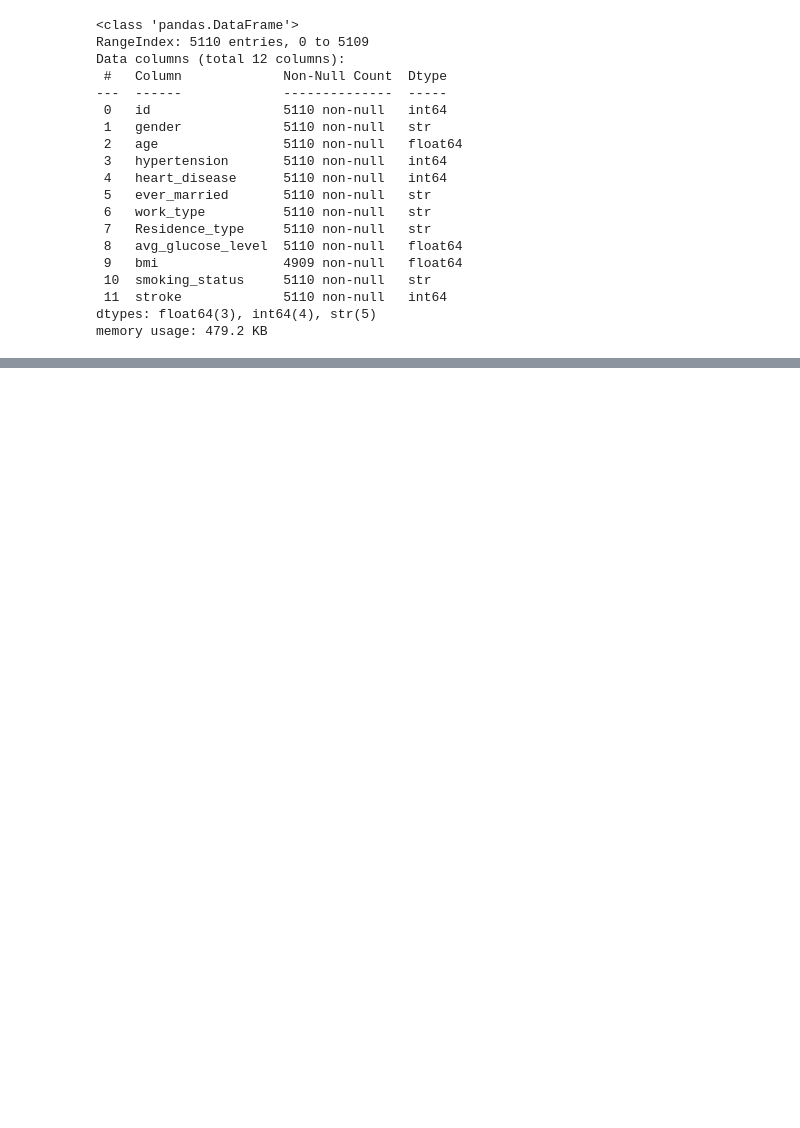
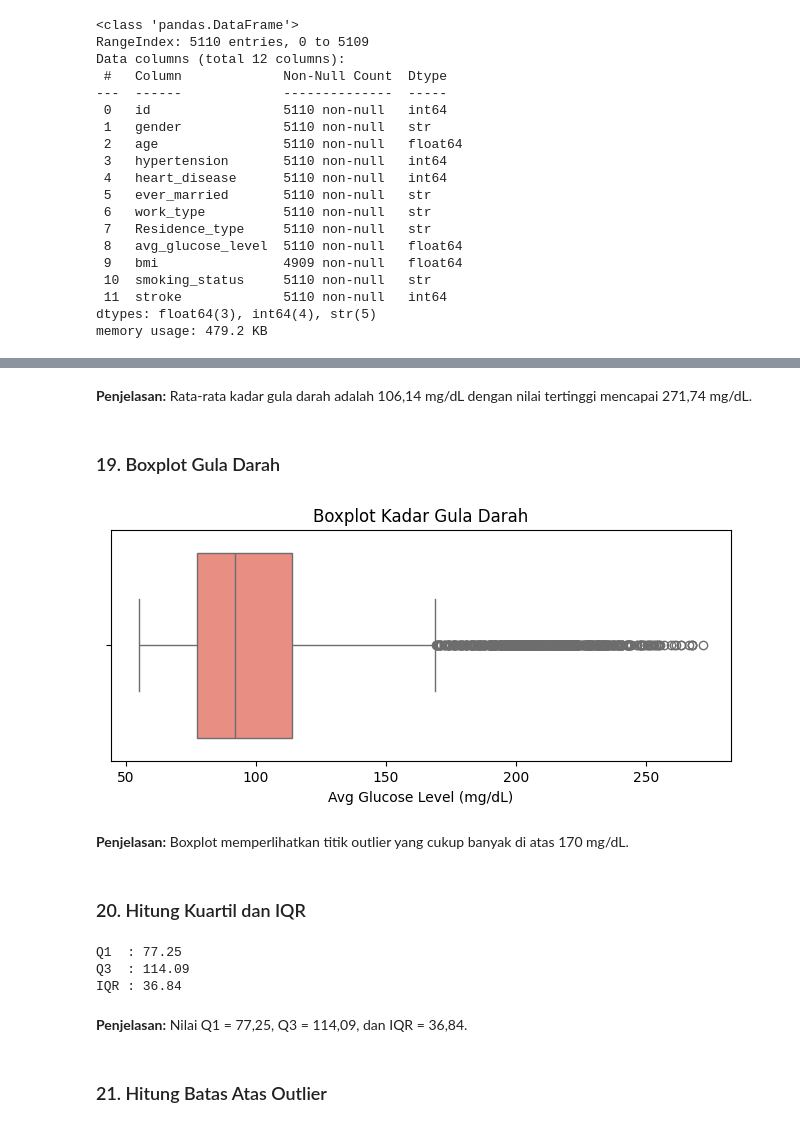
Before and after one commit to Firdaus1802/data-preprocessing, a Jupyter notebook: 02_Healthcare_Stroke/healthcare_stroke_preprocessing.ipynb, the cells around one changed output, grey strips where cells are left out. Drawn from its saved outputs; the diff is of its cells as text; code cells hidden in the pictures; blank space fills up the shorter version.

```diff
--- a/02_Healthcare_Stroke/healthcare_stroke_preprocessing.ipynb
+++ b/02_Healthcare_Stroke/healthcare_stroke_preprocessing.ipynb
@@ -347,0 +212,32 @@ Tabel di atas menampilkan pasien dengan kadar gula darah tertinggi (250 hingga 2
+# %% [markdown]
+**Penjelasan:** Rata-rata kadar gula darah adalah 106,14 mg/dL dengan nilai tertinggi mencapai 271,74 mg/dL.
+# %% [markdown]
+### 19. Boxplot Gula Darah
+# %%
+plt.figure(figsize=(8, 3))
+sns.boxplot(x=gula, color='salmon')
+plt.title('Boxplot Kadar Gula Darah')
+plt.xlabel('Avg Glucose Level (mg/dL)')
+plt.show()
+# %% [output]
+[figure, added]
+# %% [markdown]
+**Penjelasan:** Boxplot memperlihatkan titik outlier yang cukup banyak di atas 170 mg/dL.
+# %% [markdown]
+### 20. Hitung Kuartil dan IQR
+# %%
+Q1 = gula.quantile(0.25)
+Q3 = gula.quantile(0.75)
+IQR = Q3 - Q1
+
+print(f'Q1  : {Q1:.2f}')
+print(f'Q3  : {Q3:.2f}')
+print(f'IQR : {IQR:.2f}')
+# %% [output]
+Q1  : 77.25
+Q3  : 114.09
+IQR : 36.84
+# %% [markdown]
+**Penjelasan:** Nilai Q1 = 77,25, Q3 = 114,09, dan IQR = 36,84.
+# %% [markdown]
+### 21. Hitung Batas Atas Outlier
```
Also changed, not shown: parts of 114 cells of this notebook, 3 other files.
